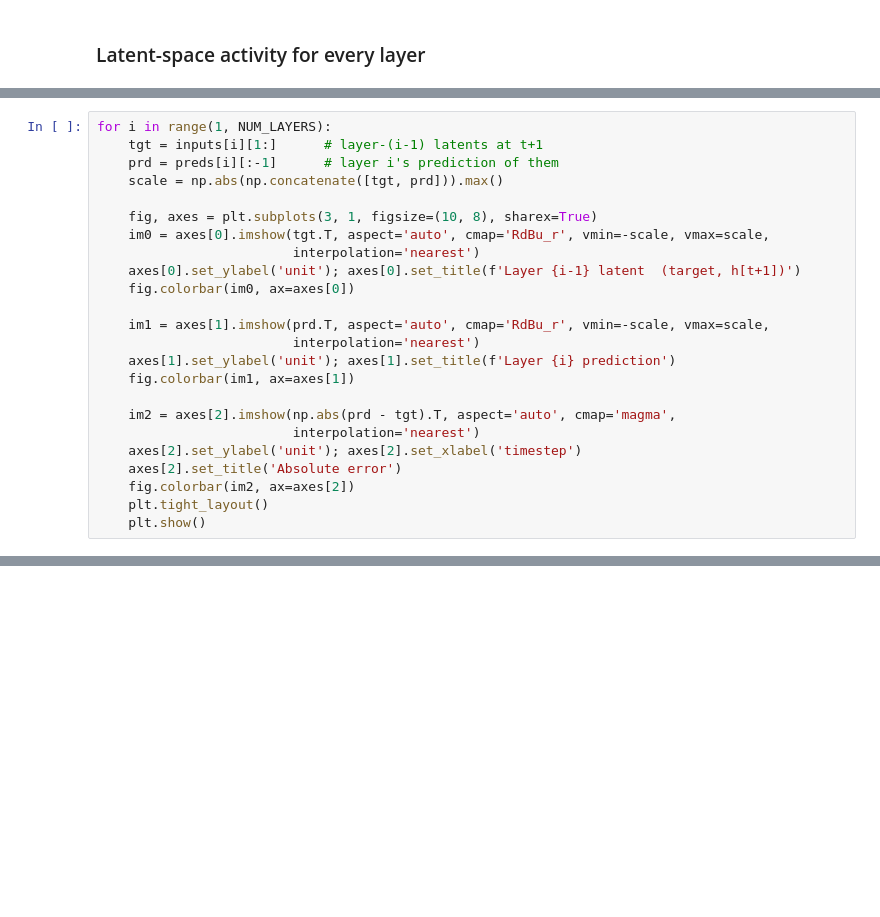
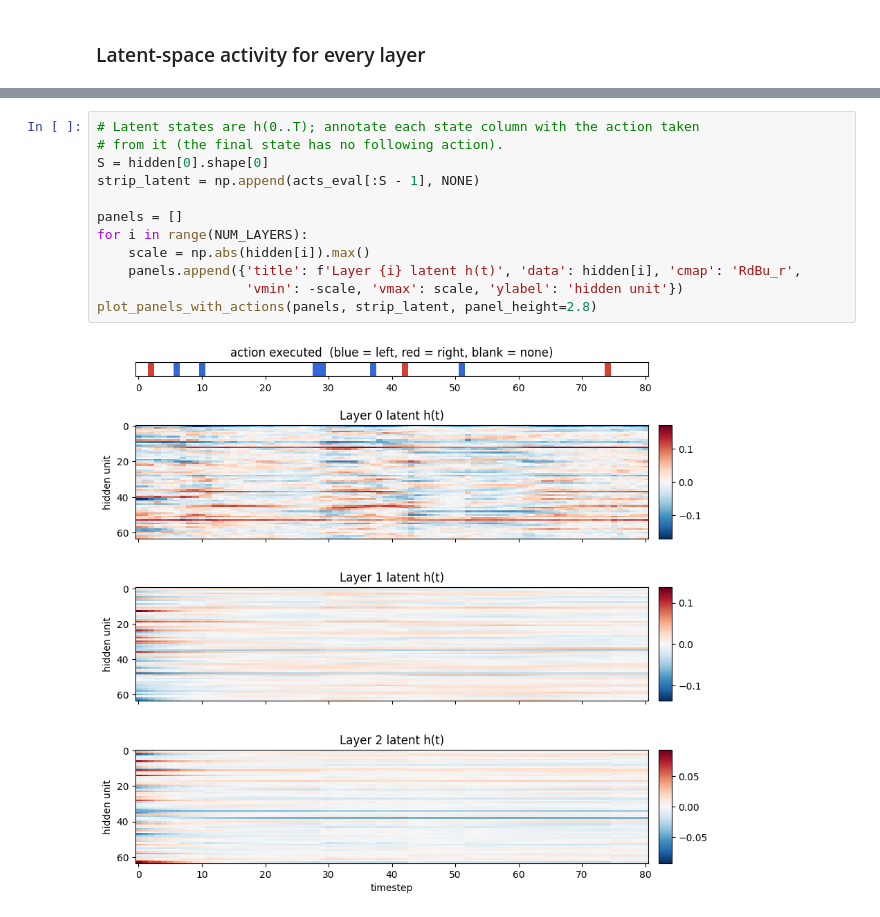
Before and after one commit to nwatters01/exploration_policies, a Jupyter notebook: toy_v1/models/train_rnn_predictor.ipynb, the cells around one changed output, grey strips where cells are left out. Saved outputs shown, nothing was run; the diff lists cells and outputs as text; blank space fills up the shorter version.

```diff
--- a/toy_v1/models/train_rnn_predictor.ipynb
+++ b/toy_v1/models/train_rnn_predictor.ipynb
@@ -257,24 +258,0 @@ its prediction of the next latent, and the error.
-# %%
-for i in range(1, NUM_LAYERS):
-    tgt = inputs[i][1:]      # layer-(i-1) latents at t+1
-    prd = preds[i][:-1]      # layer i's prediction of them
-    scale = np.abs(np.concatenate([tgt, prd])).max()
-
-    fig, axes = plt.subplots(3, 1, figsize=(10, 8), sharex=True)
-    im0 = axes[0].imshow(tgt.T, aspect='auto', cmap='RdBu_r', vmin=-scale, vmax=scale,
-                         interpolation='nearest')
-    axes[0].set_ylabel('unit'); axes[0].set_title(f'Layer {i-1} latent  (target, h[t+1])')
-    fig.colorbar(im0, ax=axes[0])
-
-    im1 = axes[1].imshow(prd.T, aspect='auto', cmap='RdBu_r', vmin=-scale, vmax=scale,
-                         interpolation='nearest')
-    axes[1].set_ylabel('unit'); axes[1].set_title(f'Layer {i} prediction')
-    fig.colorbar(im1, ax=axes[1])
-
-    im2 = axes[2].imshow(np.abs(prd - tgt).T, aspect='auto', cmap='magma',
-                         interpolation='nearest')
-    axes[2].set_ylabel('unit'); axes[2].set_xlabel('timestep')
-    axes[2].set_title('Absolute error')
-    fig.colorbar(im2, ax=axes[2])
-    plt.tight_layout()
-    plt.show()
@@ -283,0 +259,14 @@ for i in range(1, NUM_LAYERS):
+# %%
+# Latent states are h(0..T); annotate each state column with the action taken
+# from it (the final state has no following action).
+S = hidden[0].shape[0]
+strip_latent = np.append(acts_eval[:S - 1], NONE)
+
+panels = []
+for i in range(NUM_LAYERS):
+    scale = np.abs(hidden[i]).max()
+    panels.append({'title': f'Layer {i} latent h(t)', 'data': hidden[i], 'cmap': 'RdBu_r',
+                   'vmin': -scale, 'vmax': scale, 'ylabel': 'hidden unit'})
+plot_panels_with_actions(panels, strip_latent, panel_height=2.8)
+# %% [output]
+[figure, added]
```
Also changed, not shown: parts of 30 cells of this notebook, 12 other files.
